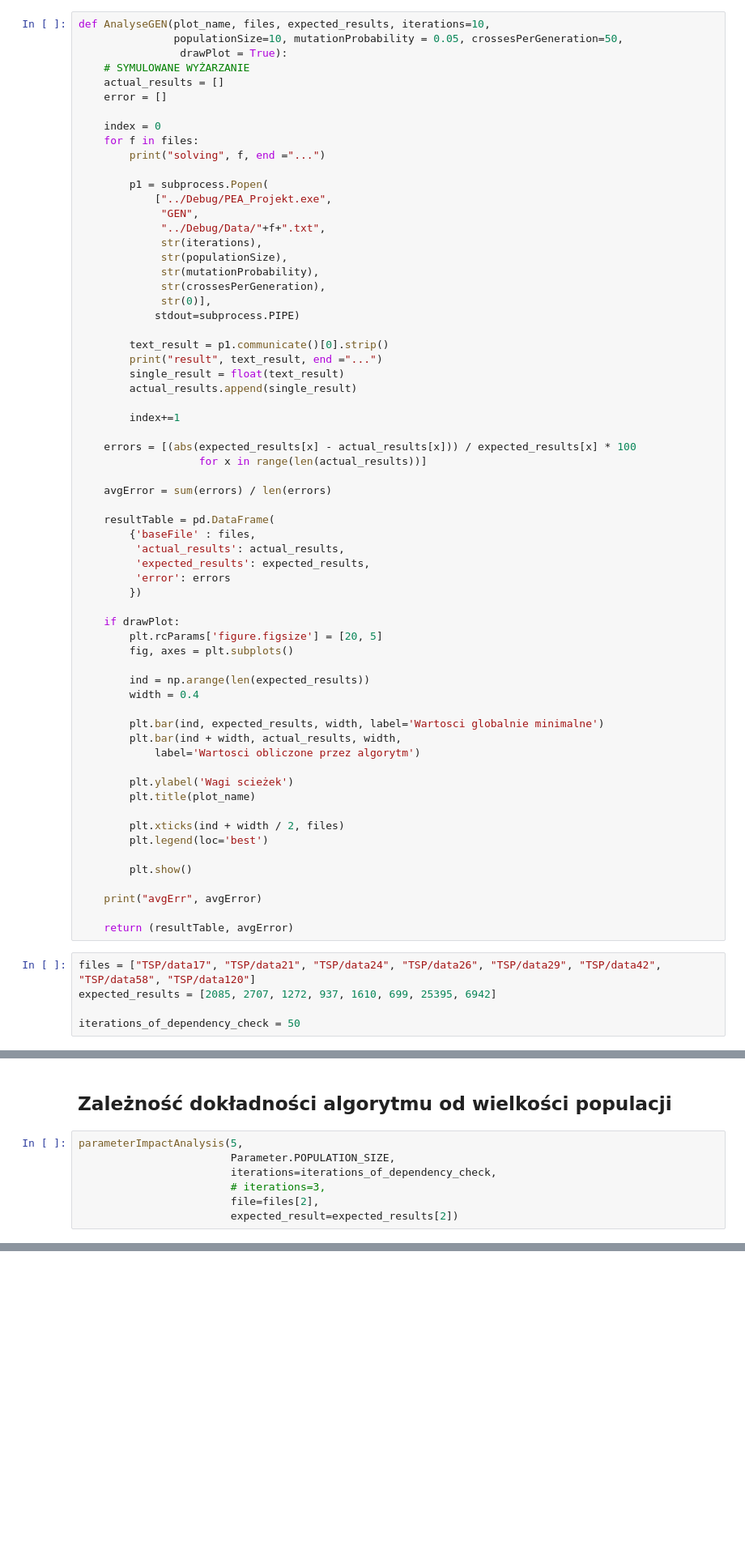
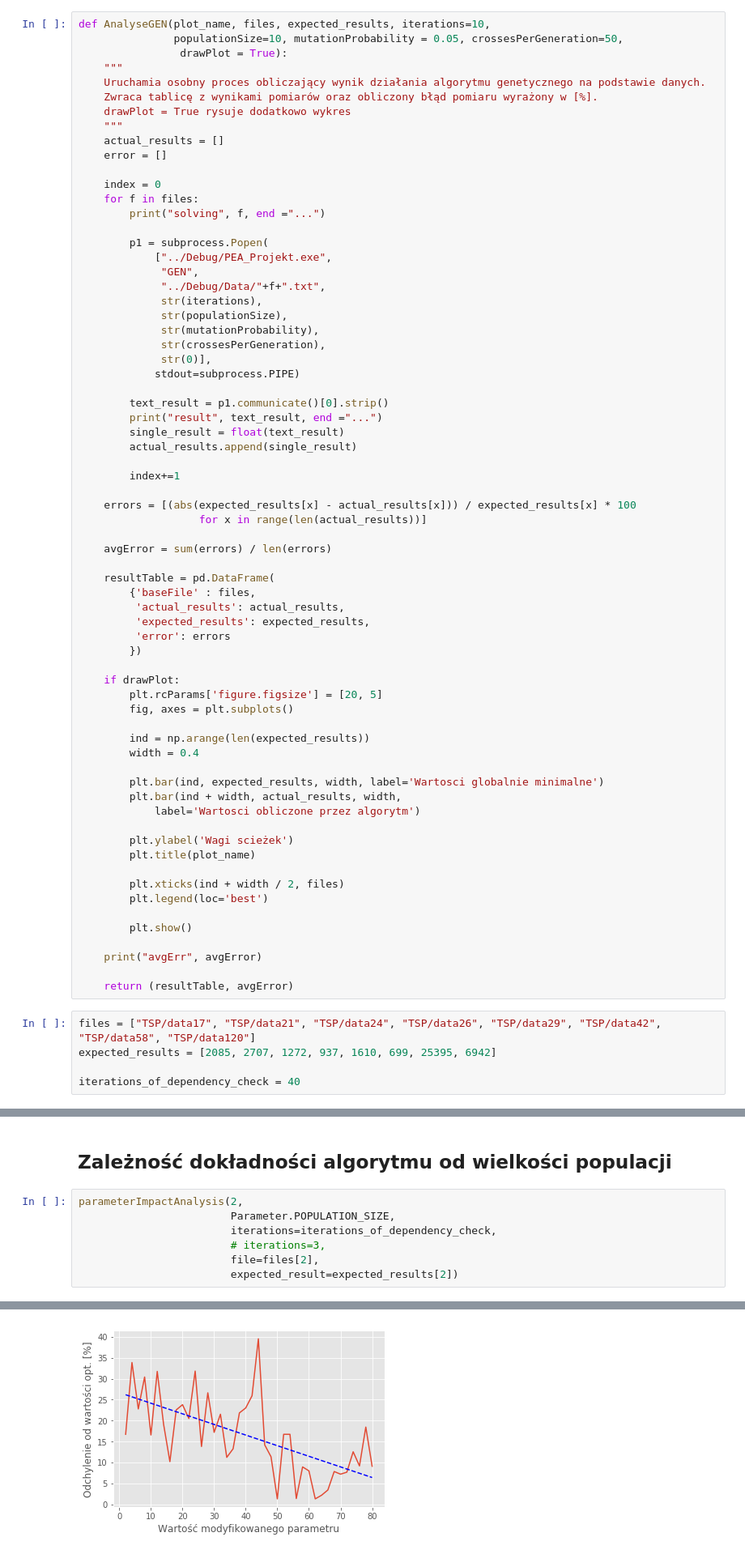
Before and after one commit to piotrek-k/PEA_Projekt, a Jupyter notebook: Analysis/Analysis_of_Genetic.ipynb, the cells around one changed output, grey strips where cells are left out. Shown at 81% size. Cells and saved outputs as stored; diff of their text form; blank space fills up the shorter version.

Commit message:
Ukończenie analizy algorytmu genetycznego

```diff
--- a/Analysis/Analysis_of_Genetic.ipynb
+++ b/Analysis/Analysis_of_Genetic.ipynb
@@ -14,7 +16,11 @@ from enum import Enum
 def AnalyseGEN(plot_name, files, expected_results, iterations=10,
                populationSize=10, mutationProbability = 0.05, crossesPerGeneration=50,
                 drawPlot = True):
-    # SYMULOWANE WYŻARZANIE
+    """
+    Uruchamia osobny proces obliczający wynik działania algorytmu genetycznego na podstawie danych.
+    Zwraca tablicę z wynikami pomiarów oraz obliczony błąd pomiaru wyrażony w [%].
+    drawPlot = True rysuje dodatkowo wykres
+    """
     actual_results = []
     error = []
 
@@ -78,7 +84,7 @@ def AnalyseGEN(plot_name, files, expected_results, iterations=10,
 files = ["TSP/data17", "TSP/data21", "TSP/data24", "TSP/data26", "TSP/data29", "TSP/data42", "TSP/data58", "TSP/data120"]
 expected_results = [2085, 2707, 1272, 937, 1610, 699, 25395, 6942]
 
-iterations_of_dependency_check = 50
+iterations_of_dependency_check = 40
 # %%
 class Parameter(Enum):
     POPULATION_SIZE = 1
@@ -141,7 +147,7 @@ def parameterImpactAnalysis(multiplier = 1,
 # %% [markdown]
 ## Zależność dokładności algorytmu od wielkości populacji
 # %%
-parameterImpactAnalysis(5,
+parameterImpactAnalysis(2,
                         Parameter.POPULATION_SIZE,
                         iterations=iterations_of_dependency_check,
                         # iterations=3,
@@ -168,3 +174,4 @@ solving TSP/data24...
+[figure, added]
 # %% [markdown]
 ## Zależność dokładności algorytmu od prawdopodobieństwa mutacji
 # %%
```
Also changed, not shown: parts of 6 cells of this notebook.
